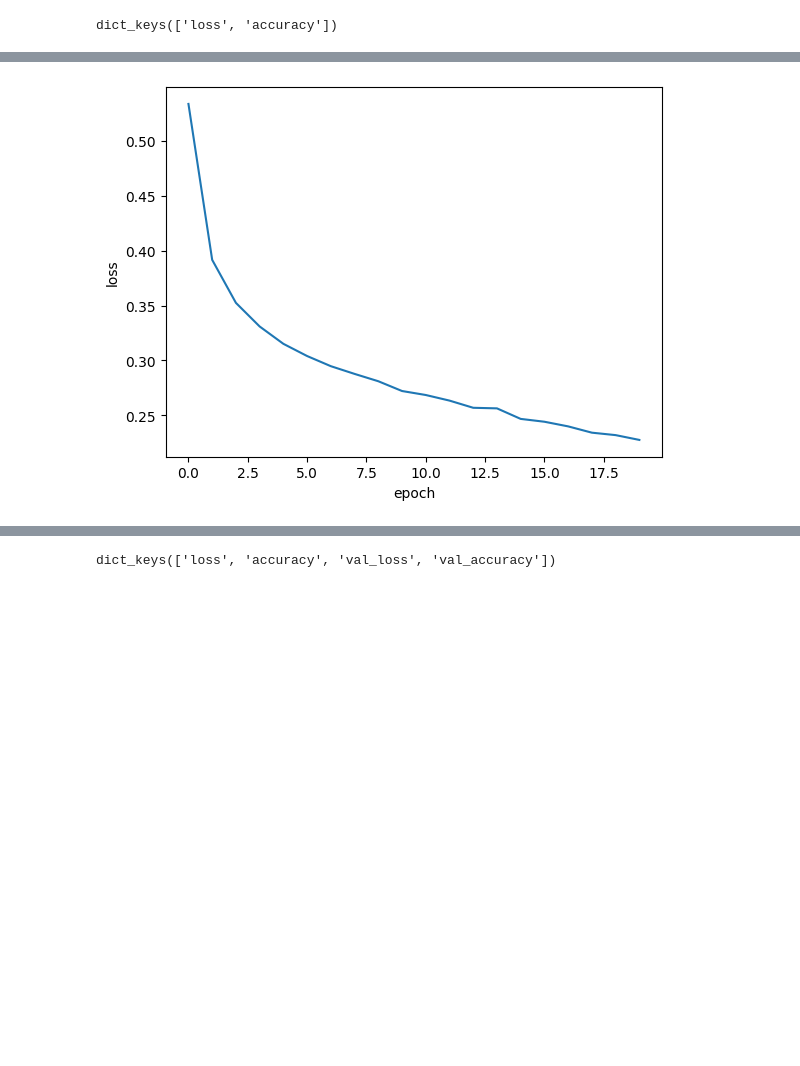
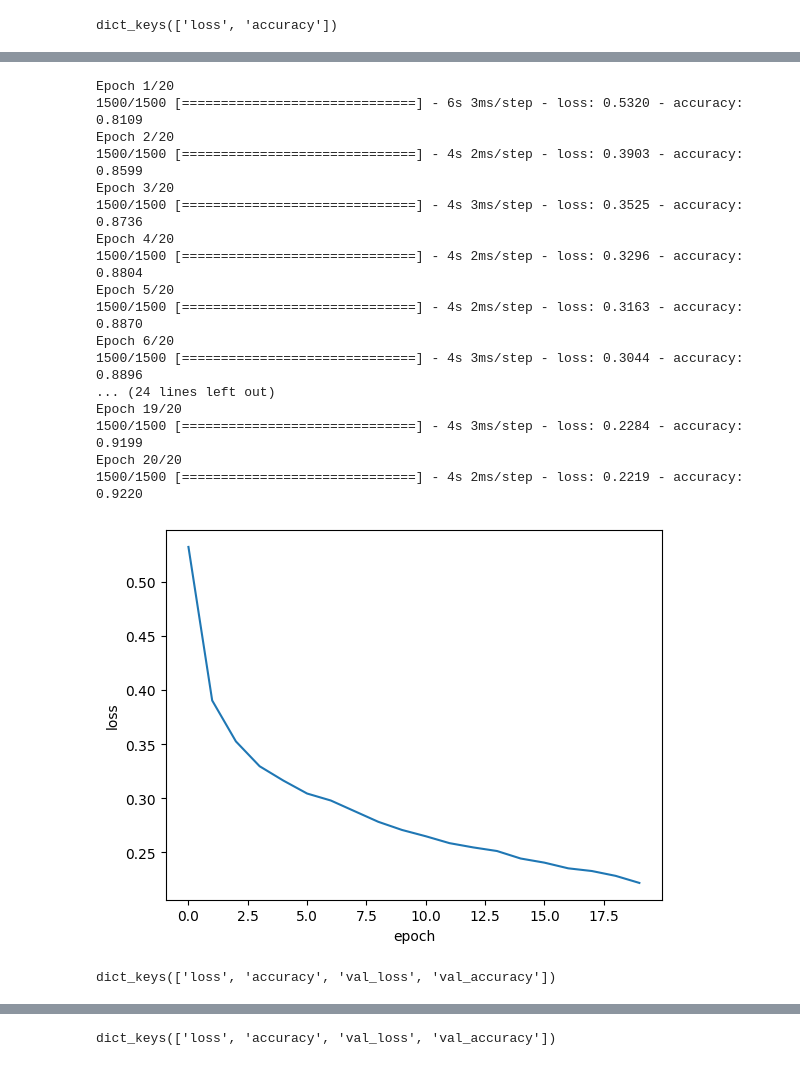
Before and after one commit to Na-scent/ML, a Jupyter notebook: ch7.ipynb, the cells around one changed output, grey strips where cells are left out. Drawn from its saved outputs; the diff is of its cells as text; code cells hidden in the pictures; blank space fills up the shorter version.

```diff
--- a/ch7.ipynb
+++ b/ch7.ipynb
@@ -204,10 +211,10 @@ Epoch 5/5
 # ReLU 함수, max(0, z)
 model = keras.Sequential()
 
-# 입력층 뒤에 Flatten 추가함, 나머지 입력 차원을 모두 일렬로 펼치는 역할
+# 입력층 뒤에 Flatten 추가함, 나머지 입력 차원을 모두 일렬로 펼치는 역할(= reshape)
 model.add(keras.layers.Flatten(input_shape = (28, 28)))
-model.add(keras.layers.Dense(100, activation = 'relu'))
-model.add(keras.layers.Dense(10, activation = 'softmax'))
+model.add(keras.layers.Dense(100, activation = 'relu', name = 'hidden'))
+model.add(keras.layers.Dense(10, activation = 'softmax', name = 'output'))
 # %%
 model.summary()
 # %% [output]
@@ -366,14 +375,31 @@ plt.show()
 # %%
 # epoch를 늘려서 손실도와 정확도를 재측정
 model = model_fn()
 model.compile(loss = 'sparse_categorical_crossentropy', metrics = 'accuracy')
-history = model.fit(train_scaled, train_target, epochs = 20, verbose = 0)
+history = model.fit(train_scaled, train_target, epochs = 20)
 plt.plot(history.history['loss'])
 plt.xlabel('epoch')
 plt.ylabel('loss')
 plt.show()
 # %% [output]
+Epoch 1/20
+1500/1500 [==============================] - 6s 3ms/step - loss: 0.5320 - accuracy: 0.8109
+Epoch 2/20
+1500/1500 [==============================] - 4s 2ms/step - loss: 0.3903 - accuracy: 0.8599
+Epoch 3/20
+1500/1500 [==============================] - 4s 3ms/step - loss: 0.3525 - accuracy: 0.8736
+Epoch 4/20
+1500/1500 [==============================] - 4s 2ms/step - loss: 0.3296 - accuracy: 0.8804
+Epoch 5/20
+1500/1500 [==============================] - 4s 2ms/step - loss: 0.3163 - accuracy: 0.8870
+Epoch 6/20
+1500/1500 [==============================] - 4s 3ms/step - loss: 0.3044 - accuracy: 0.8896
+... (24 lines left out)
+Epoch 19/20
+1500/1500 [==============================] - 4s 3ms/step - loss: 0.2284 - accuracy: 0.9199
+Epoch 20/20
+1500/1500 [==============================] - 4s 2ms/step - loss: 0.2219 - accuracy: 0.9220
-[figure, old version]
+[figure, new version]
 # %%
 # overfitting이 되진 않았는지 확인.
 model = model_fn()
@@ -381 +408,6 @@ model.compile(loss='sparse_categorical_crossentropy', metrics='accuracy')
 history = model.fit(train_scaled, train_target, epochs=20, verbose=0, validation_data=(val_scaled, val_target))
+# %%
+# history에 검증 데이터에 대한 key 추가됨
+print(history.history.keys())
+# %% [output]
+dict_keys(['loss', 'accuracy', 'val_loss', 'val_accuracy'])
```
Also changed, not shown: parts of 42 cells of this notebook.
